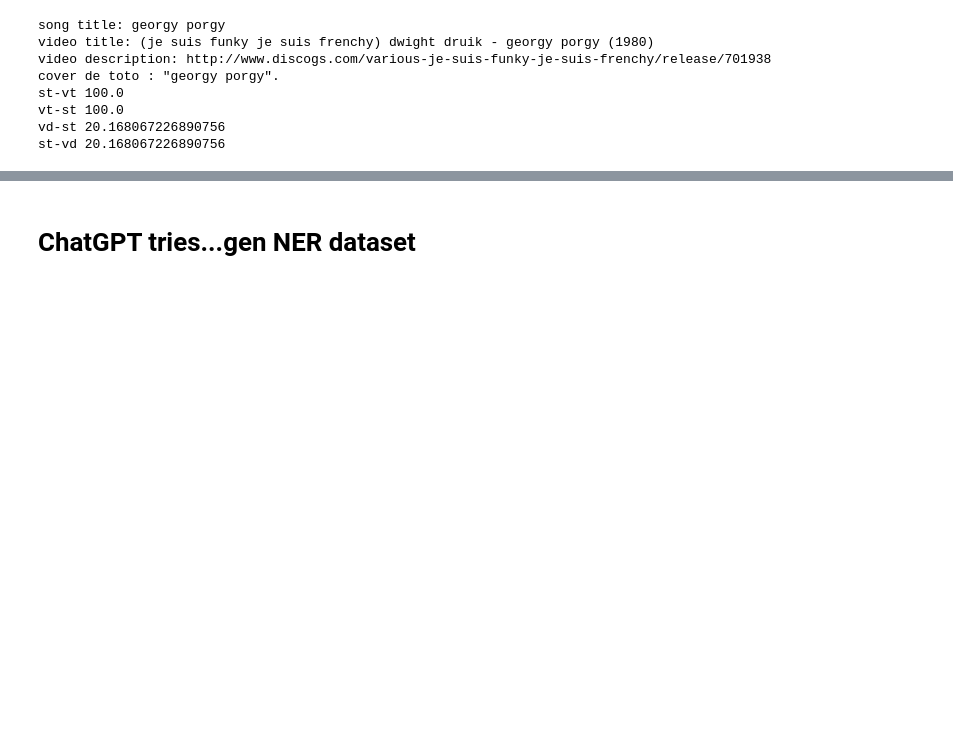
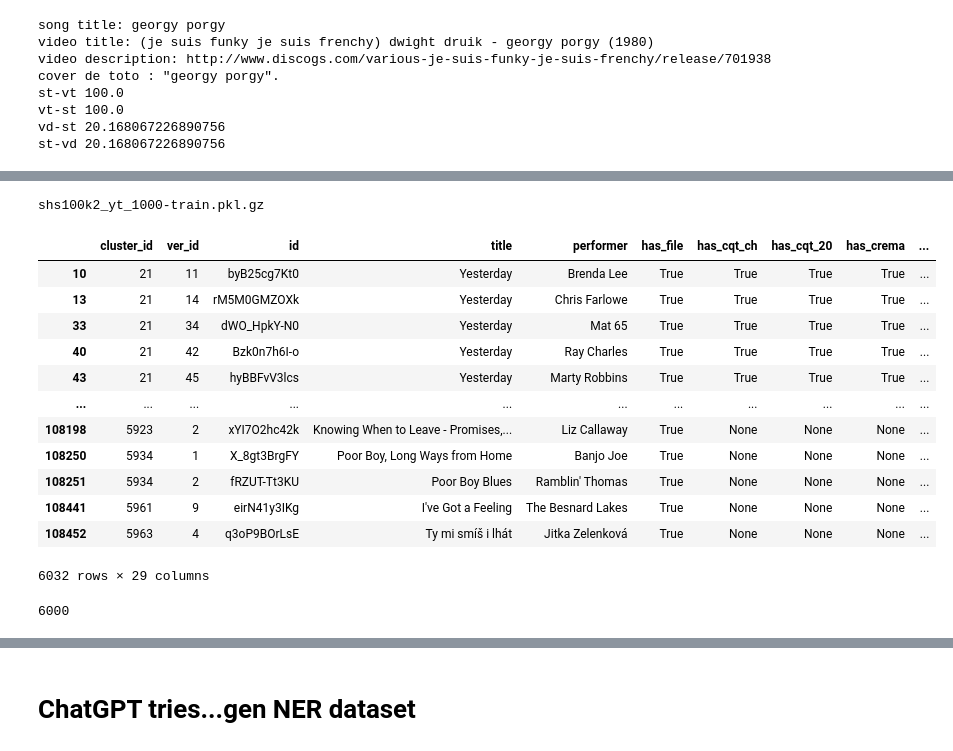
Before and after one commit to progsi/er_csi, a Jupyter notebook: levensthein.ipynb, the cells around one changed output, grey strips where cells are left out. Drawn from its saved outputs; the diff is of its cells as text; code cells hidden in the pictures; blank space fills up the shorter version.

```diff
--- a/levensthein.ipynb
+++ b/levensthein.ipynb
@@ -53,3 +96,26 @@ st-vd 20.168067226890756
+# %%
+!ls /home/repos/contrastive-product-matching/data/processed/shs100k2_yt/contrastive
+
+pd.read_pickle("/home/repos/contrastive-product-matching/data/processed/shs100k2_yt/contrastive/shs100k2_yt_1000-train.pkl.gz")
+# %% [output]
+shs100k2_yt_1000-train.pkl.gz
+|  | cluster_id | ver_id | id | title | performer | has_file | has_cqt_ch | has_cqt_20 | has_crema | ... |
+| 10 | 21 | 11 | byB25cg7Kt0 | Yesterday | Brenda Lee | True | True | True | True | ... |
+| 13 | 21 | 14 | rM5M0GMZOXk | Yesterday | Chris Farlowe | True | True | True | True | ... |
+| 33 | 21 | 34 | dWO_HpkY-N0 | Yesterday | Mat 65 | True | True | True | True | ... |
+| 40 | 21 | 42 | Bzk0n7h6I-o | Yesterday | Ray Charles | True | True | True | True | ... |
+| 43 | 21 | 45 | hyBBFvV3lcs | Yesterday | Marty Robbins | True | True | True | True | ... |
+| ... | ... | ... | ... | ... | ... | ... | ... | ... | ... | ... |
+| 108198 | 5923 | 2 | xYI7O2hc42k | Knowing When to Leave - Promises,... | Liz Callaway | True | None | None | None | ... |
+| 108250 | 5934 | 1 | X_8gt3BrgFY | Poor Boy, Long Ways from Home | Banjo Joe | True | None | None | None | ... |
+| 108251 | 5934 | 2 | fRZUT-Tt3KU | Poor Boy Blues | Ramblin' Thomas | True | None | None | None | ... |
+| 108441 | 5961 | 9 | eirN41y3IKg | I've Got a Feeling | The Besnard Lakes | True | None | None | None | ... |
+| 108452 | 5963 | 4 | q3oP9BOrLsE | Ty mi smíš i lhát | Jitka Zelenková | True | None | None | None | ... |
+6032 rows × 29 columns
+# %%
+1000*6
+# %% [output]
+6000
 # %%
 pd.read_json("results/shs100k2_val/funcs/results.json").sort_values(
     by="nDCG_bin", ascending=False
```
Also changed, not shown: parts of 4 cells of this notebook, 7 other files.
